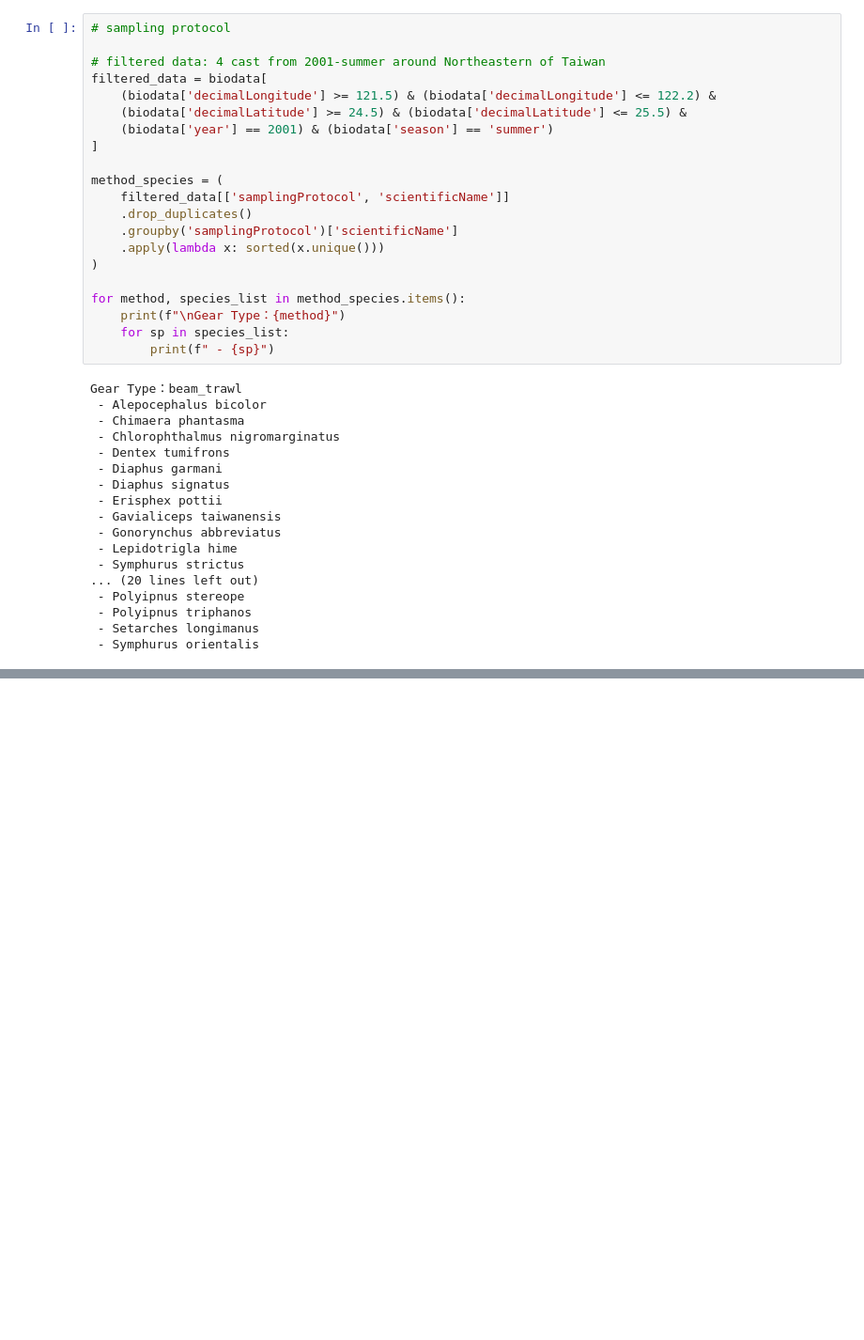
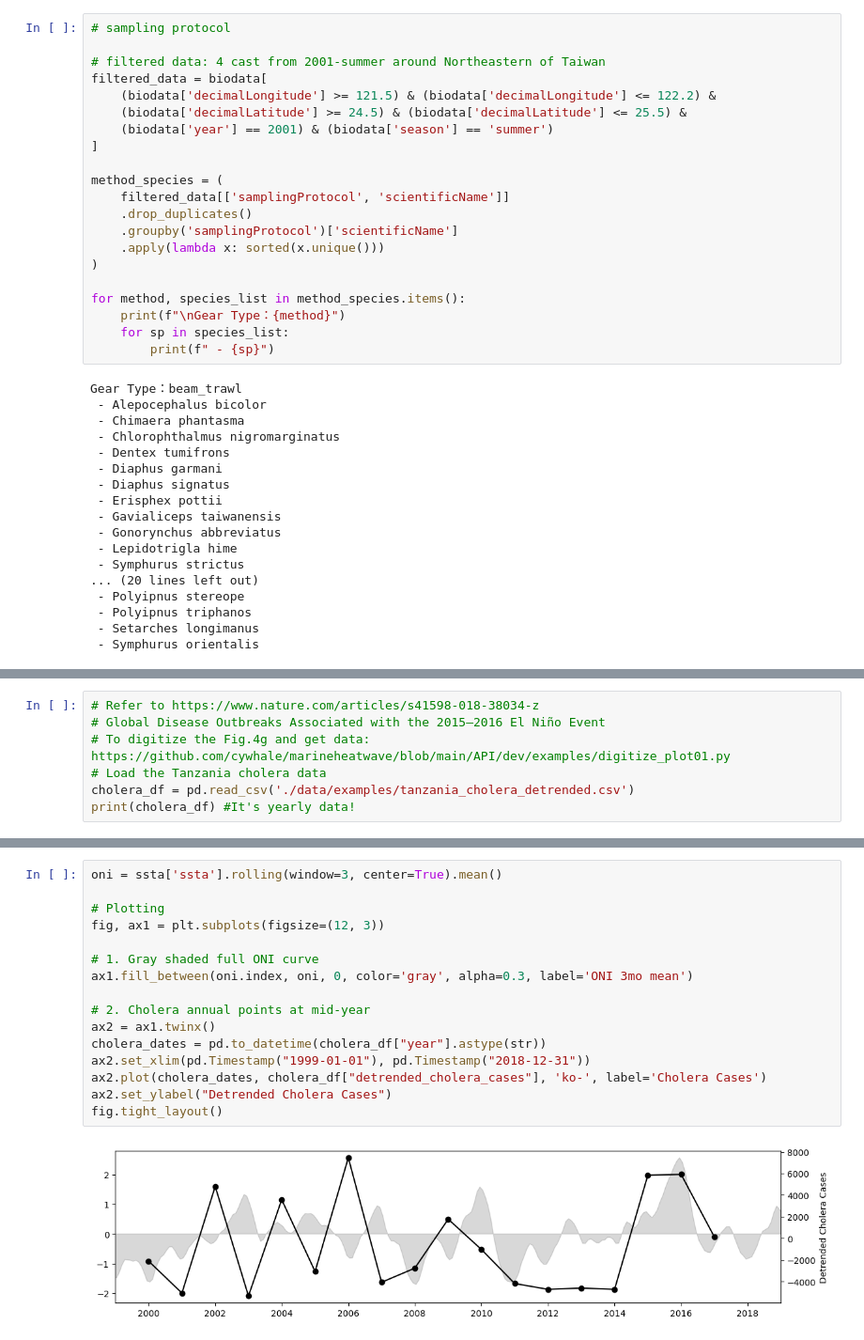
Before and after one commit to ODBapp/2025_NODASS_workshop, a Jupyter notebook: src/odb.ipynb, the cells around one changed output, grey strips where cells are left out. Shown at 94% size. Drawn from its saved outputs; the diff is of its cells as text; blank space fills up the shorter version.

```diff
--- a/src/odb.ipynb
+++ b/src/odb.ipynb
@@ -890,0 +1102,7 @@ Gear Type：beam_trawl
+# %%
+# Refer to https://www.nature.com/articles/s41598-018-38034-z
+# Global Disease Outbreaks Associated with the 2015–2016 El Niño Event
+# To digitize the Fig.4g and get data: https://github.com/cywhale/marineheatwave/blob/main/API/dev/examples/digitize_plot01.py
+# Load the Tanzania cholera data
+cholera_df = pd.read_csv('./data/examples/tanzania_cholera_detrended.csv')
+print(cholera_df) #It's yearly data!
@@ -890,0 +1129,18 @@ Gear Type：beam_trawl
+# %%
+oni = ssta['ssta'].rolling(window=3, center=True).mean()
+
+# Plotting
+fig, ax1 = plt.subplots(figsize=(12, 3))
+
+# 1. Gray shaded full ONI curve
+ax1.fill_between(oni.index, oni, 0, color='gray', alpha=0.3, label='ONI 3mo mean')
+
+# 2. Cholera annual points at mid-year
+ax2 = ax1.twinx()
+cholera_dates = pd.to_datetime(cholera_df["year"].astype(str))
+ax2.set_xlim(pd.Timestamp("1999-01-01"), pd.Timestamp("2018-12-31"))
+ax2.plot(cholera_dates, cholera_df["detrended_cholera_cases"], 'ko-', label='Cholera Cases')
+ax2.set_ylabel("Detrended Cholera Cases")
+fig.tight_layout()
+# %% [output]
+[figure, added]
```
Also changed, not shown: parts of 26 cells of this notebook.
